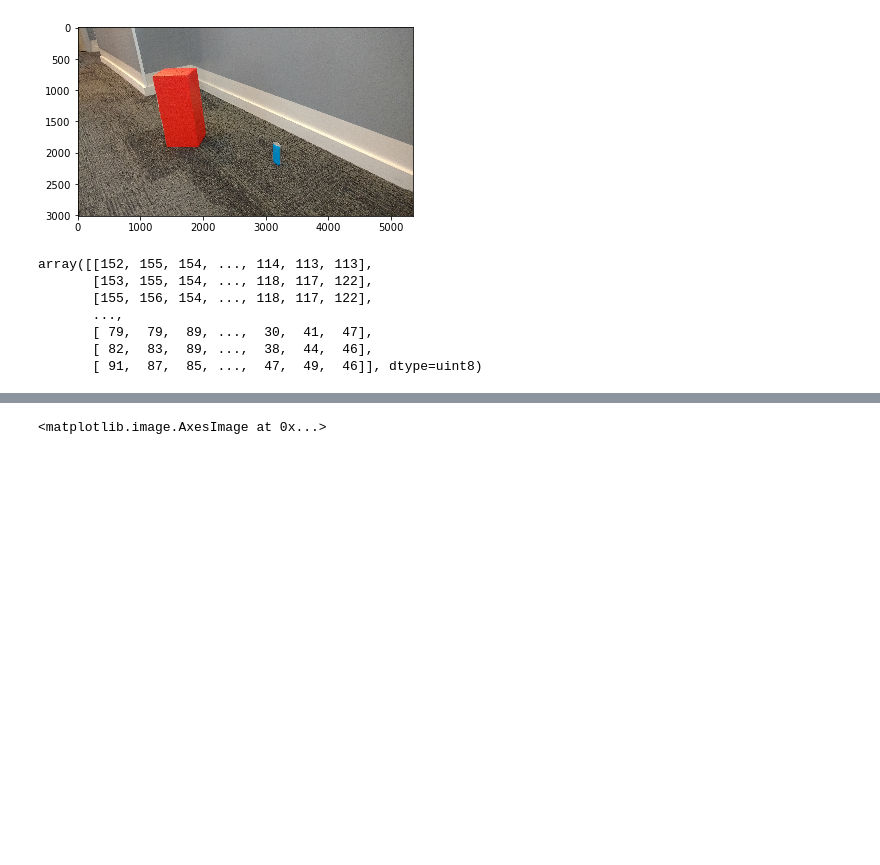
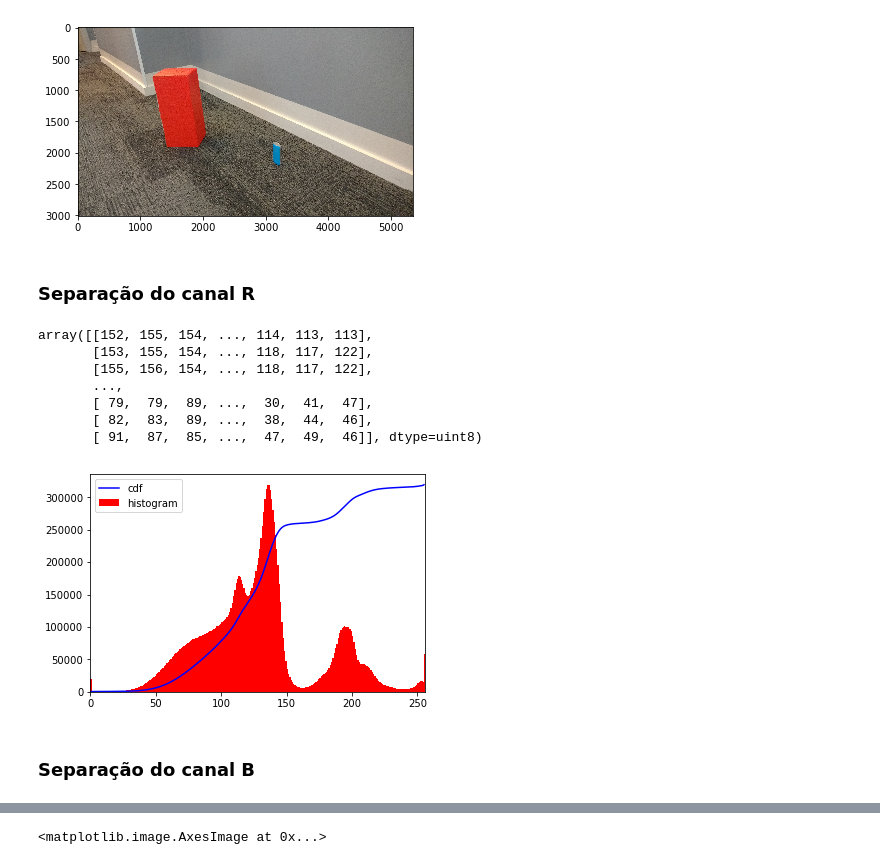
Before and after one commit to raphacosta27/robot17, a Jupyter notebook: Atividade1_Visao.ipynb, the cells around one changed output, grey strips where cells are left out. Drawn from its saved outputs; the diff is of its cells as text; code cells hidden in the pictures; blank space fills up the shorter version.

```diff
--- a/Atividade1_Visao.ipynb
+++ b/Atividade1_Visao.ipynb
@@ -108,6 +125,8 @@ plt.imshow(imagem_rgb)
 # %% [output]
 <matplotlib.image.AxesImage at 0x...>
 [figure]
+# %% [markdown]
+### Separação do canal R
 # %%
 imagem_r = imagem_rgb[:,:,0]
 imagem_r
@@ -119,3 +138,18 @@ array([[152, 155, 154, ..., 114, 113, 113],
        [ 79,  79,  89, ...,  30,  41,  47],
        [ 82,  83,  89, ...,  38,  44,  46],
        [ 91,  87,  85, ...,  47,  49,  46]], dtype=uint8)
+# %%
+hist2,bins2 = np.histogram(imagem_r.flatten(),256,[0,256])
+
+cdf2 = hist2.cumsum()
+cdf_normalized2 = cdf2 * hist2.max()/ cdf2.max()
+
+plt.plot(cdf_normalized2, color = 'b')
+plt.hist(imagem_r.flatten(),256,[0,256], color = 'r')
+plt.xlim([0,256])
+plt.legend(('cdf','histogram'), loc = 'upper left')
+plt.show()
+# %% [output]
+[figure, added]
+# %% [markdown]
+### Separação do canal B
```
Also changed, not shown: parts of 8 cells of this notebook.
